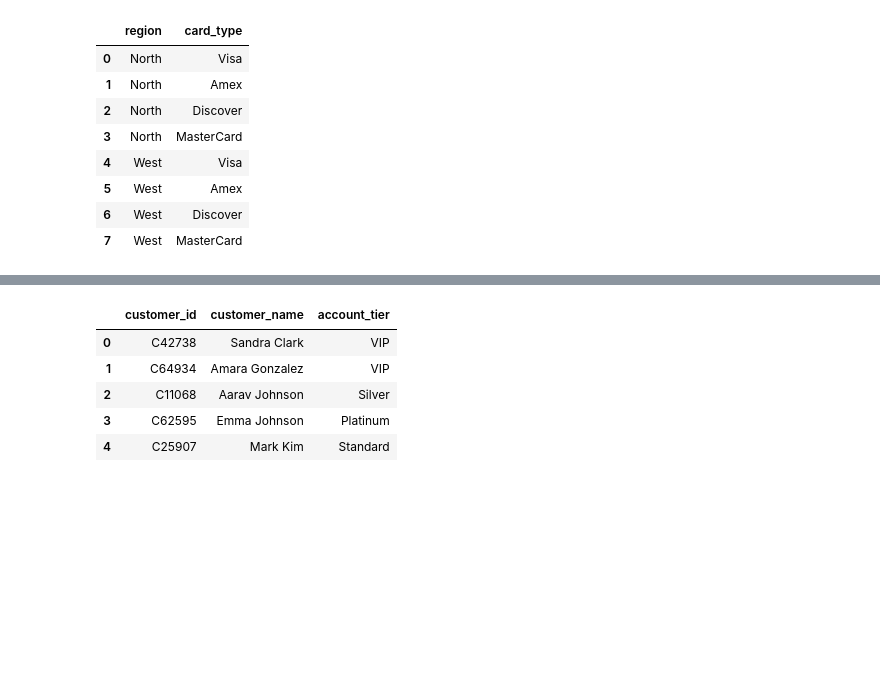
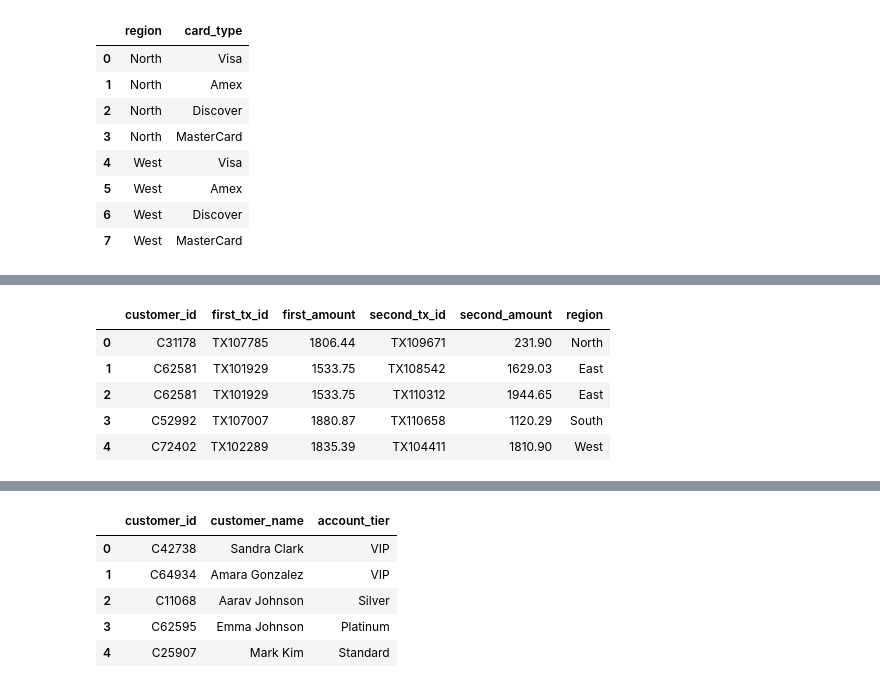
Before and after one commit to iankurbhatt/investigate-pandas, a Jupyter notebook: investigate_sql/04. joins_inner_left_cross.ipynb, the cells around one changed output, grey strips where cells are left out. Saved outputs shown, nothing was run; the diff lists cells and outputs as text; code cells hidden in the pictures; blank space fills up the shorter version.

Commit message:
feat(sql): add right, full outer, self, and semi joins to notebook 04 and enhance multi-statement execution

```diff
--- a/investigate_sql/04. joins_inner_left_cross.ipynb
+++ b/investigate_sql/04. joins_inner_left_cross.ipynb
@@ -44,7 +48,16 @@ load_table('disputes', 'data/disputes.csv' if os.path.exists('data/disputes.csv'
 
 def _execute_raw_sql(query):
     query = query.strip()
-    if query.upper().startswith(('INSERT', 'UPDATE', 'DELETE', 'CREATE', 'DROP', 'ALTER', 'VACUUM', 'ANALYZE', 'BEGIN', 'COMMIT', 'ROLLBACK', 'SAVEPOINT')):
+    statements = [s.strip() for s in query.split(';') if s.strip()]
+    if not statements:
+        return ""
+    if len(statements) > 1 and statements[-1].upper().startswith(('SELECT', 'WITH', 'EXPLAIN')):
+        script = ";\n".join(statements[:-1]) + ";"
+        cur = conn.cursor()
+        cur.executescript(script)
+        conn.commit()
+        return pd.read_sql_query(statements[-1], conn)
+    elif query.upper().startswith(('INSERT', 'UPDATE', 'DELETE', 'CREATE', 'DROP', 'ALTER', 'VACUUM', 'ANALYZE', 'BEGIN', 'COMMIT', 'ROLLBACK', 'SAVEPOINT')):
         cur = conn.cursor()
         cur.executescript(query)
         conn.commit()
@@ -143,0 +210,22 @@ LIMIT 8;
+# %%
+%%sql
+SELECT
+    t1.customer_id,
+    t1.transaction_id AS first_tx_id,
+    t1.transaction_amount AS first_amount,
+    t2.transaction_id AS second_tx_id,
+    t2.transaction_amount AS second_amount,
+    t1.region
+FROM transactions t1
+INNER JOIN transactions t2
+    ON t1.customer_id = t2.customer_id
+   AND t1.transaction_id < t2.transaction_id
+WHERE t1.is_fraud = 1 AND t2.is_fraud = 1
+LIMIT 5;
+# %% [output]
+|  | customer_id | first_tx_id | first_amount | second_tx_id | second_amount | region |
+| 0 | C31178 | TX107785 | 1806.44 | TX109671 | 231.90 | North |
+| 1 | C62581 | TX101929 | 1533.75 | TX108542 | 1629.03 | East |
+| 2 | C62581 | TX101929 | 1533.75 | TX110312 | 1944.65 | East |
+| 3 | C52992 | TX107007 | 1880.87 | TX110658 | 1120.29 | South |
+| 4 | C72402 | TX102289 | 1835.39 | TX104411 | 1810.90 | West |
```
Also changed, not shown: parts of 14 cells of this notebook, 1 other file.
